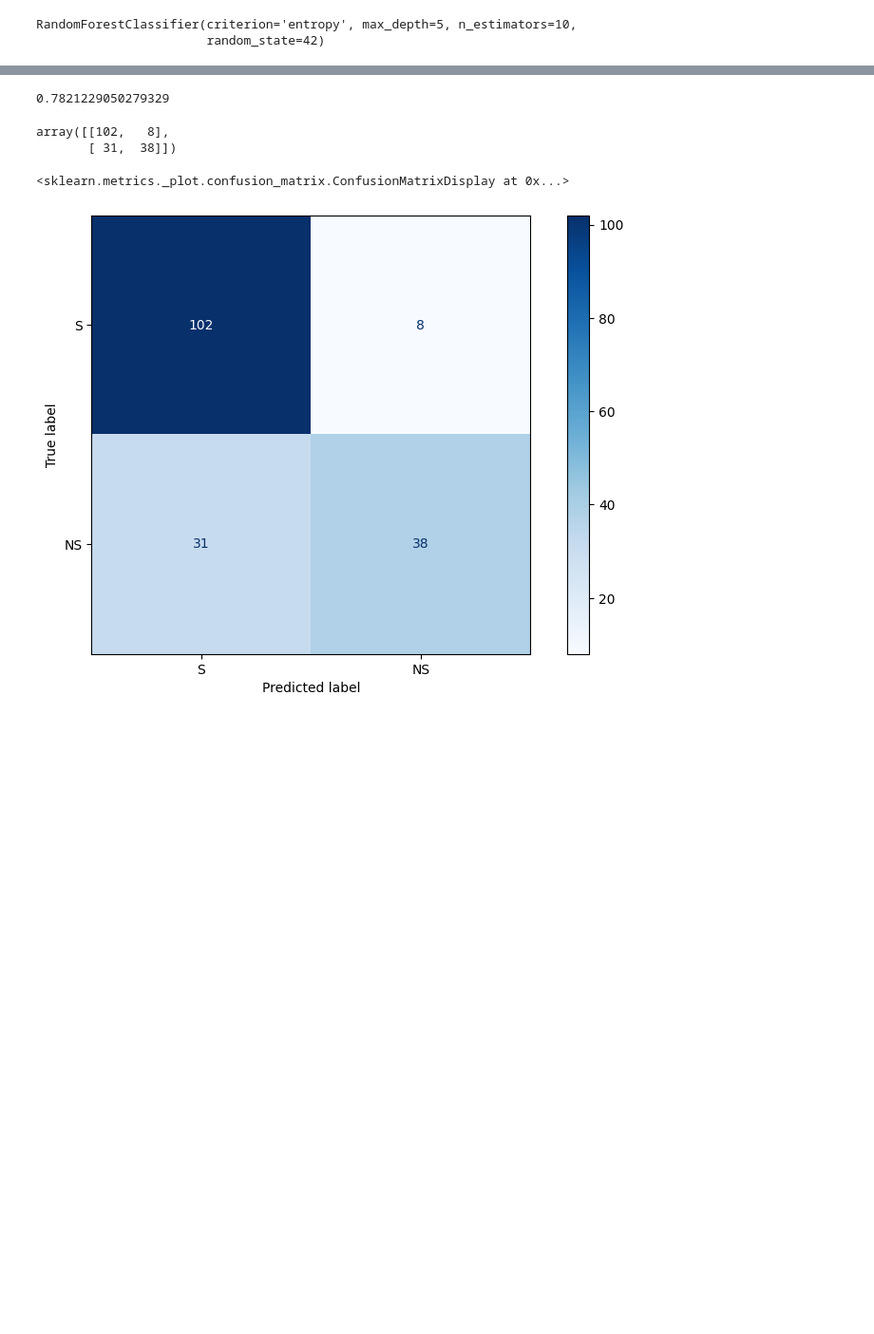
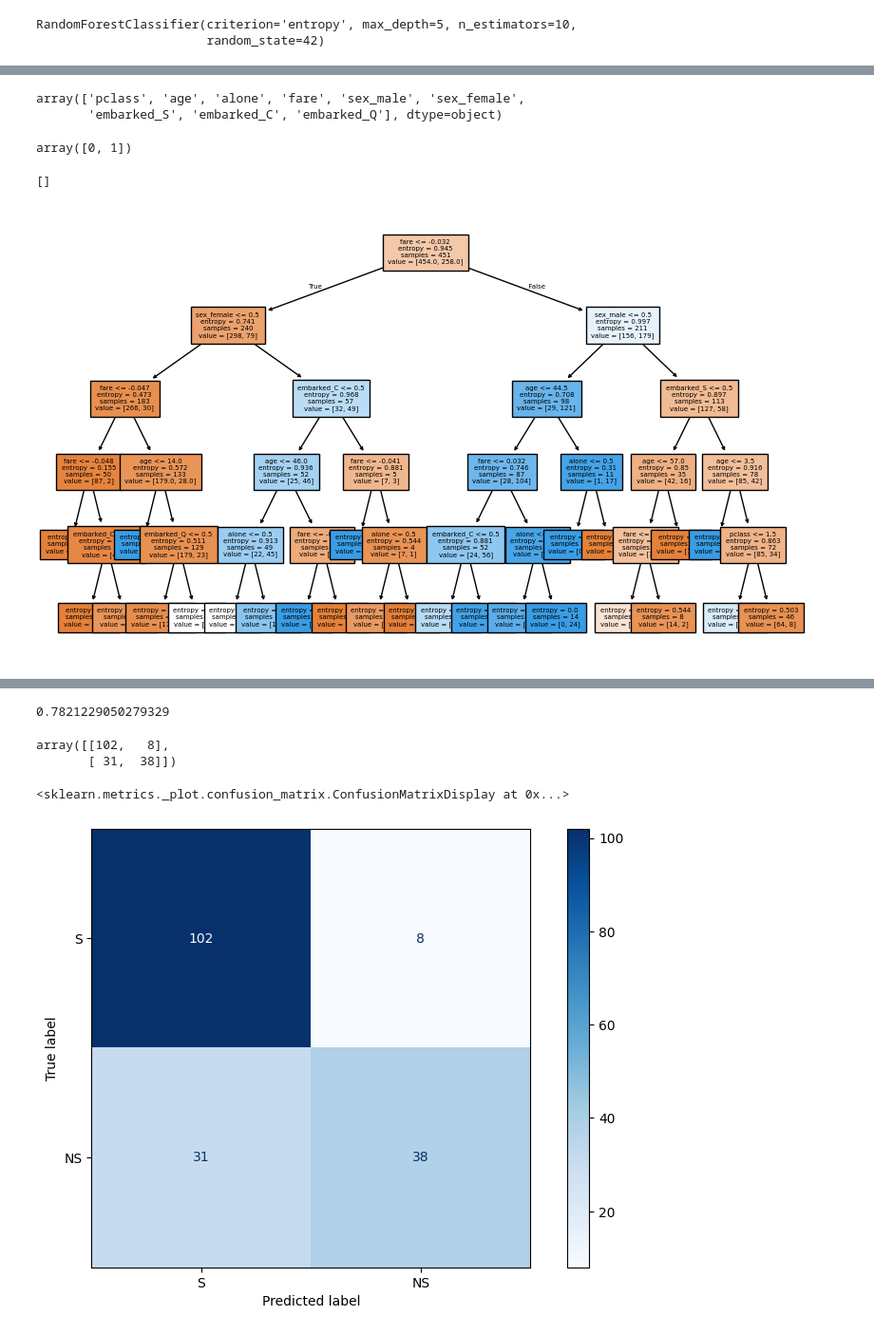
Before and after one commit to mackomarcin82/XGBoost, a Jupyter notebook: RandomForest_titanic.ipynb, the cells around one changed output, grey strips where cells are left out. Shown at 95% size. Drawn from its saved outputs; the diff is of its cells as text; code cells hidden in the pictures; blank space fills up the shorter version.

```diff
--- a/RandomForest_titanic.ipynb
+++ b/RandomForest_titanic.ipynb
@@ -126,0 +150,24 @@ RandomForestClassifier(criterion='entropy', max_depth=5, n_estimators=10,
+# %%
+rfc_best.feature_names_in_
+# %% [output]
+array(['pclass', 'age', 'alone', 'fare', 'sex_male', 'sex_female',
+       'embarked_S', 'embarked_C', 'embarked_Q'], dtype=object)
+# %%
+rfc_best.classes_
+# %% [output]
+array([0, 1])
+# %%
+fig, ax = plt.subplots(figsize=(10,6))
+
+tree.plot_tree(
+    rfc_best.estimators_[0],
+    feature_names=rfc_best.feature_names_in_,
+    filled=True,
+    ax=ax,
+    fontsize=5
+    )
+
+plt.plot()
+# %% [output]
+[]
+[figure, added]
```
Also changed, not shown: parts of 7 cells of this notebook, 1 other file.
